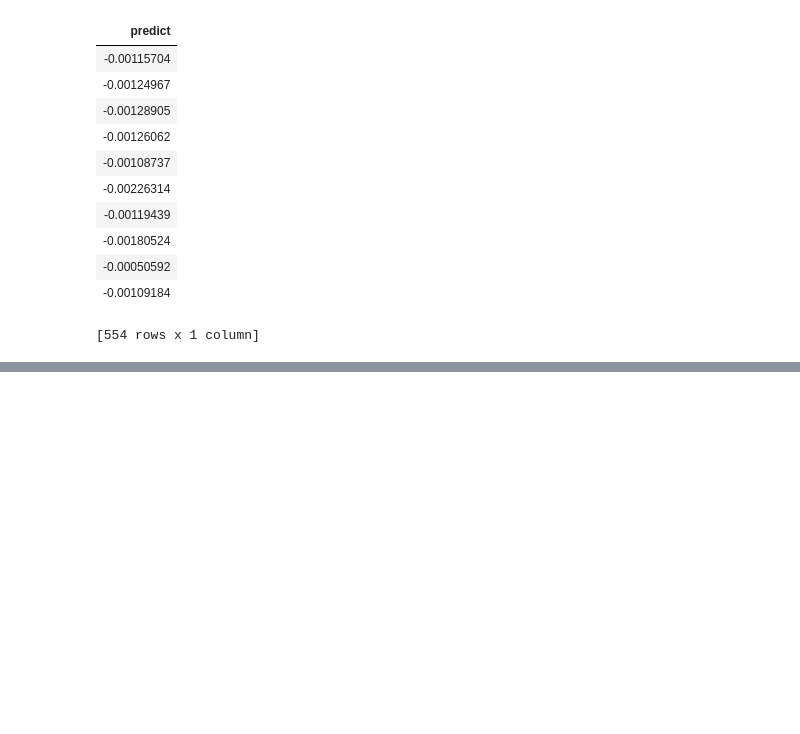
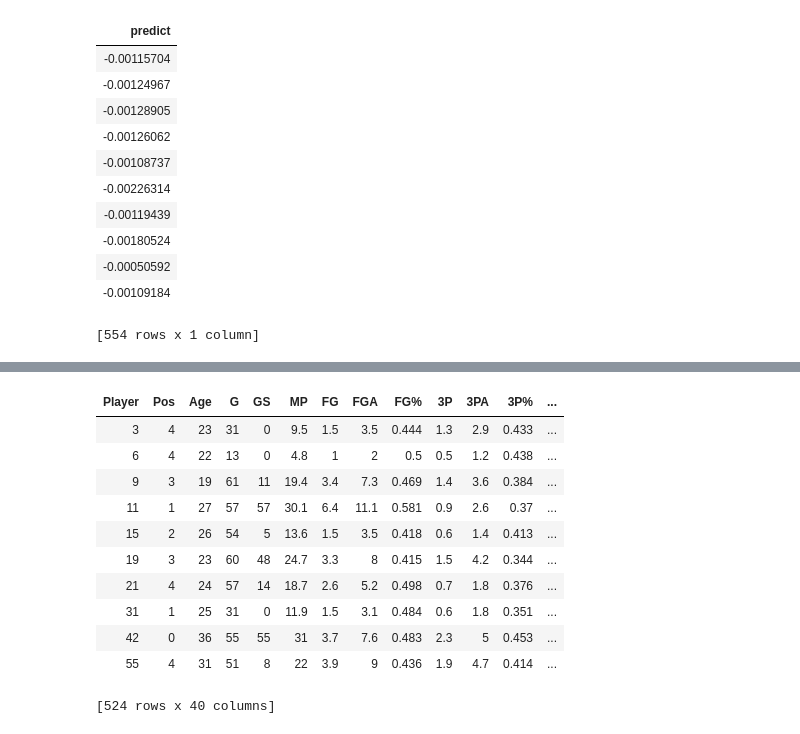
Before and after one commit to MartinErwan/ML_NBA_MVP_Prediction, a Jupyter notebook: PFE_Prediction.ipynb, the cells around one changed output, grey strips where cells are left out. Drawn from its saved outputs; the diff is of its cells as text; code cells hidden in the pictures; blank space fills up the shorter version.

```diff
--- a/PFE_Prediction.ipynb
+++ b/PFE_Prediction.ipynb
@@ -752,0 +786,15 @@ test[test["Share"]>0]
+# %%
+train[train["Year"]==2023]
+# %% [output]
+| Player | Pos | Age | G | GS | MP | FG | FGA | FG% | 3P | 3PA | 3P% | ... |
+| 3 | 4 | 23 | 31 | 0 | 9.5 | 1.5 | 3.5 | 0.444 | 1.3 | 2.9 | 0.433 | ... |
+| 6 | 4 | 22 | 13 | 0 | 4.8 | 1 | 2 | 0.5 | 0.5 | 1.2 | 0.438 | ... |
+| 9 | 3 | 19 | 61 | 11 | 19.4 | 3.4 | 7.3 | 0.469 | 1.4 | 3.6 | 0.384 | ... |
+| 11 | 1 | 27 | 57 | 57 | 30.1 | 6.4 | 11.1 | 0.581 | 0.9 | 2.6 | 0.37 | ... |
+| 15 | 2 | 26 | 54 | 5 | 13.6 | 1.5 | 3.5 | 0.418 | 0.6 | 1.4 | 0.413 | ... |
+| 19 | 3 | 23 | 60 | 48 | 24.7 | 3.3 | 8 | 0.415 | 1.5 | 4.2 | 0.344 | ... |
+| 21 | 4 | 24 | 57 | 14 | 18.7 | 2.6 | 5.2 | 0.498 | 0.7 | 1.8 | 0.376 | ... |
+| 31 | 1 | 25 | 31 | 0 | 11.9 | 1.5 | 3.1 | 0.484 | 0.6 | 1.8 | 0.351 | ... |
+| 42 | 0 | 36 | 55 | 55 | 31 | 3.7 | 7.6 | 0.483 | 2.3 | 5 | 0.453 | ... |
+| 55 | 4 | 31 | 51 | 8 | 22 | 3.9 | 9 | 0.436 | 1.9 | 4.7 | 0.414 | ... |
+[524 rows x 40 columns]
```
Also changed, not shown: parts of 7 cells of this notebook.
